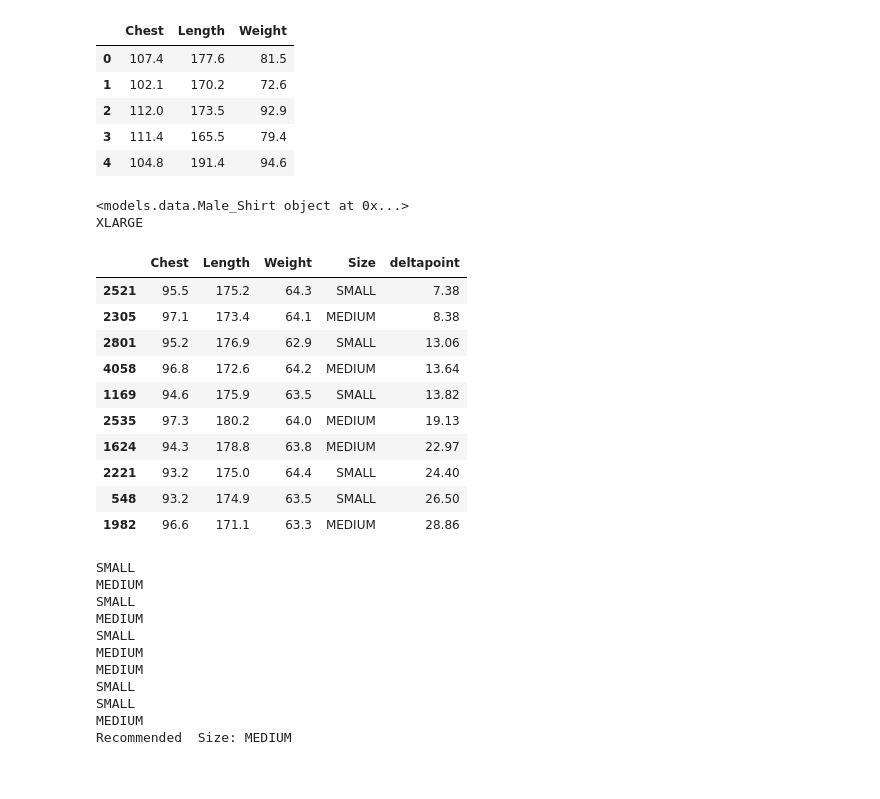
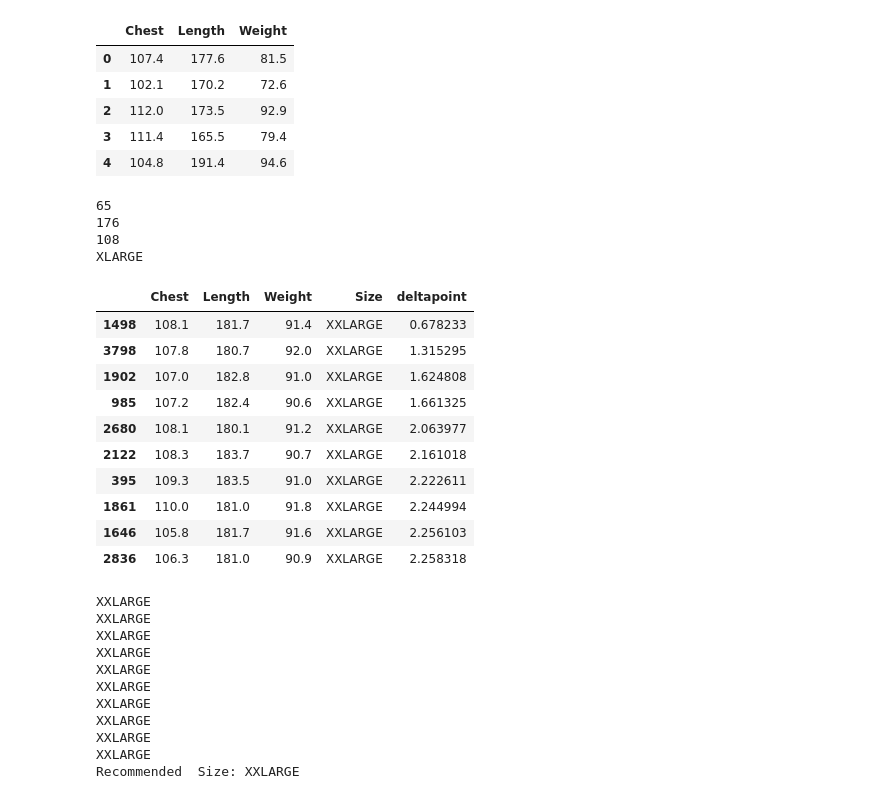
Before and after one commit to ViceSyndicate/Big_data, a Jupyter notebook: test_plots/3dplot.ipynb, the cells around one changed output. Drawn from its saved outputs; the diff is of its cells as text; code cells hidden in the pictures.

```diff
--- a/test_plots/3dplot.ipynb
+++ b/test_plots/3dplot.ipynb
@@ -24,16 +25,23 @@ df.head()
 | 4 | 104.8 | 191.4 | 94.6 |
 # %%
 test_one = models.Male_Shirt(65, 176)
-print(test_one)
-test_two = models_two.Male_Shirt_Chest(65, 187, 99)
-print(test_two.size)
+#print(test_one.size)
+#test_two = models_two.Male_Shirt_Chest(65, 187, 99)
+#print(test_two.size)
+test_three = models.Male_Shirt_Chest(65, 176, 108)
+print(test_three.weight)
+print(test_three.height)
+print(test_three.chestcircumference)
+print(test_three.size)
 # %% [output]
-<models.data.Male_Shirt object at 0x...>
+65
+176
+108
 XLARGE
 # %%
-my_weight = 65
-my_length = 176
-my_chest = 98
+my_weight = 92
+my_length = 182
+my_chest = 108
 
 #create a list of everyones weight & length
 people = []
@@ -43,7 +51,7 @@ for row in df.itertuples():
     height = row[2]
     weight = row[3]
 
-    person = models_two.Male_Shirt_Chest(weight, height, chestcircumference)
+    person = models.Male_Shirt_Chest(weight, height, chestcircumference)
     people.append(person)
 
 #set everyones shirt size
@@ -59,43 +67,44 @@ for person in people:
     chest_diff = 0.0
 
     # if checks to make sure we always get positive values
     if person.height > my_length:
         height_diff = person.height - my_length
     else:
         height_diff = my_length - person.height
 
     if person.weight > my_weight:
         weight_diff = person.weight - my_length
     else:
         weight_diff = my_weight - person.weight
 
     if person.chestcircumference > my_chest:
         chest_diff = person.chestcircumference - my_chest
     else:
         chest_diff = my_chest - person.chestcircumference
 
     height_diff = height_diff * height_diff
     weight_diff = weight_diff * weight_diff
     chest_diff = chest_diff * chest_diff
 
     delta = height_diff + weight_diff + chest_diff
+    delta = math.sqrt(delta)
     deltas.append(delta)
 
 df['deltapoint'] = deltas
 df = df.sort_values(by='deltapoint')
 df.head(10)
 # %% [output]
 |  | Chest | Length | Weight | Size | deltapoint |
-| 2521 | 95.5 | 175.2 | 64.3 | SMALL | 7.38 |
-| 2305 | 97.1 | 173.4 | 64.1 | MEDIUM | 8.38 |
-| 2801 | 95.2 | 176.9 | 62.9 | SMALL | 13.06 |
-| 4058 | 96.8 | 172.6 | 64.2 | MEDIUM | 13.64 |
-| 1169 | 94.6 | 175.9 | 63.5 | SMALL | 13.82 |
-| 2535 | 97.3 | 180.2 | 64.0 | MEDIUM | 19.13 |
-| 1624 | 94.3 | 178.8 | 63.8 | MEDIUM | 22.97 |
-| 2221 | 93.2 | 175.0 | 64.4 | SMALL | 24.40 |
-| 548 | 93.2 | 174.9 | 63.5 | SMALL | 26.50 |
-| 1982 | 96.6 | 171.1 | 63.3 | MEDIUM | 28.86 |
+| 1498 | 108.1 | 181.7 | 91.4 | XXLARGE | 0.678233 |
+| 3798 | 107.8 | 180.7 | 92.0 | XXLARGE | 1.315295 |
+| 1902 | 107.0 | 182.8 | 91.0 | XXLARGE | 1.624808 |
+| 985 | 107.2 | 182.4 | 90.6 | XXLARGE | 1.661325 |
+| 2680 | 108.1 | 180.1 | 91.2 | XXLARGE | 2.063977 |
+| 2122 | 108.3 | 183.7 | 90.7 | XXLARGE | 2.161018 |
+| 395 | 109.3 | 183.5 | 91.0 | XXLARGE | 2.222611 |
+| 1861 | 110.0 | 181.0 | 91.8 | XXLARGE | 2.244994 |
+| 1646 | 105.8 | 181.7 | 91.6 | XXLARGE | 2.256103 |
+| 2836 | 106.3 | 181.0 | 90.9 | XXLARGE | 2.258318 |
 # %%
 k = 10
 neighbors = df.head(k)
@@ -117,17 +126,17 @@ for size in neighbour_list:
 most_common_size = max(set(list_of_sizes), key=list_of_sizes.count)
 print('Recommended  Size: ' + most_common_size)
 # %% [output]
-SMALL
-MEDIUM
-SMALL
-MEDIUM
-SMALL
-MEDIUM
-MEDIUM
-SMALL
-SMALL
-MEDIUM
-Recommended  Size: MEDIUM
+XXLARGE
+XXLARGE
+XXLARGE
+XXLARGE
+XXLARGE
+XXLARGE
+XXLARGE
+XXLARGE
+XXLARGE
+XXLARGE
+Recommended  Size: XXLARGE
 # %%
 sns.lmplot(data=df, x="Length", y="Weight", hue="Size", legend='false')
 #plt.legend(loc='lower right')
```
Also changed, not shown: parts of 3 cells of this notebook, 8 other files.
